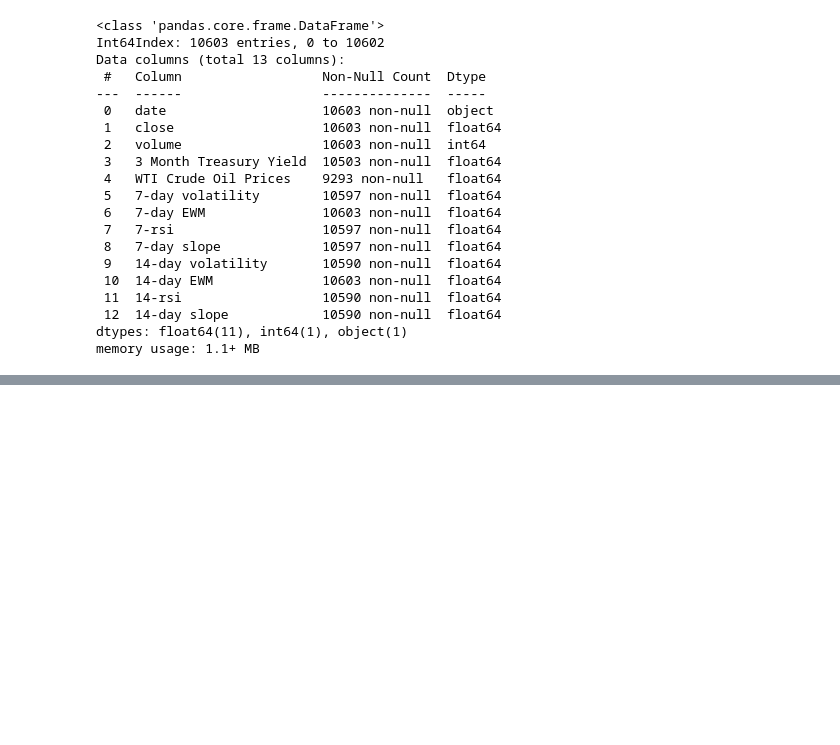
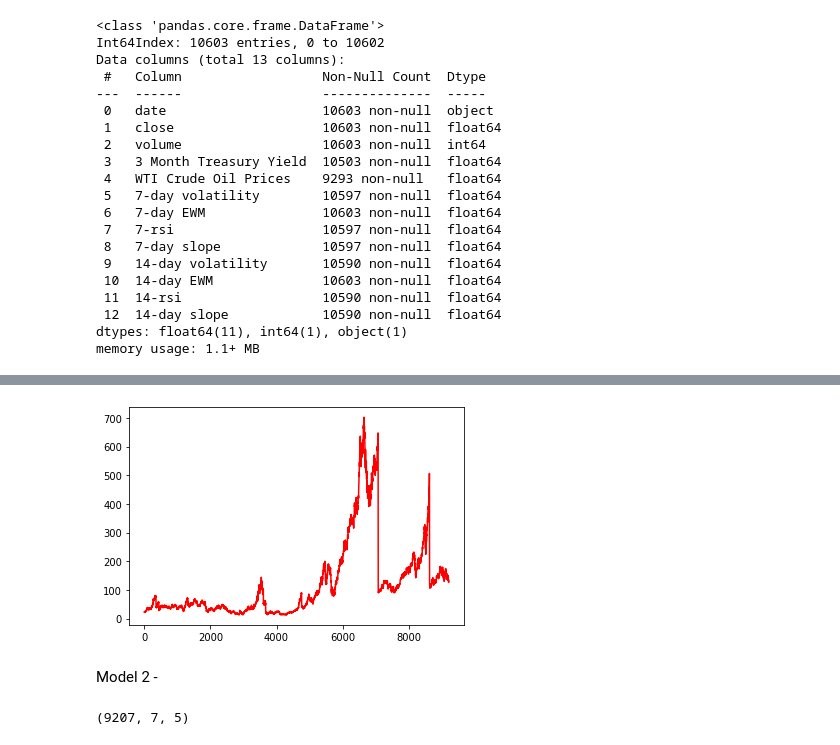
Before and after one commit to hongming-wong/Equities_Price_Prediction_XAI, a Jupyter notebook: Models/LSTM_v3.ipynb, the cells around one changed output, grey strips where cells are left out. Drawn from its saved outputs; the diff is of its cells as text; code cells hidden in the pictures; blank space fills up the shorter version.

```diff
--- a/Models/LSTM_v3.ipynb
+++ b/Models/LSTM_v3.ipynb
@@ -155,0 +125,4 @@ train_X.shape
+# %%
+import seaborn as sns
+actual = y_raw
+sns.lineplot(date, actual)
@@ -186,0 +197,17 @@ lstm_utils.plot_history(history, "Model")
+# %%
+plt.plot(actual, label = 'actual', color='red')
+plt.show()
+# %% [output]
+[figure, added]
+# %% [markdown]
+Model 2 -
+# %%
+df = apple.data[['date', 'close', '3 Month Treasury Yield', 'WTI Crude Oil Prices', '7-day slope', '7-rsi']]
+X, y_raw, y_label = split(df, 7)
+train_X = np.array(X)
+train_X = train_X.astype('float32')
+
+train_y = np.array(train_y)
+train_X.shape
+# %% [output]
+(9207, 7, 5)
```
Also changed, not shown: parts of 26 cells of this notebook, 7 other files.
